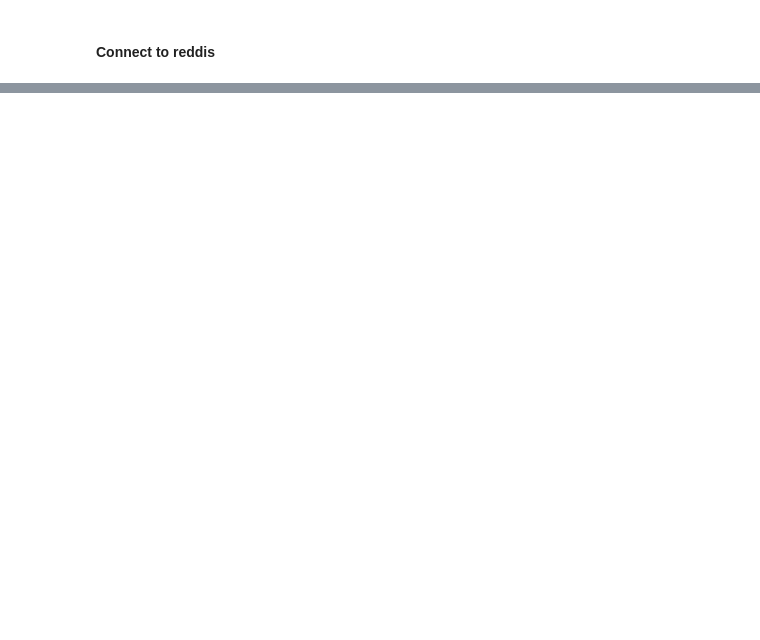
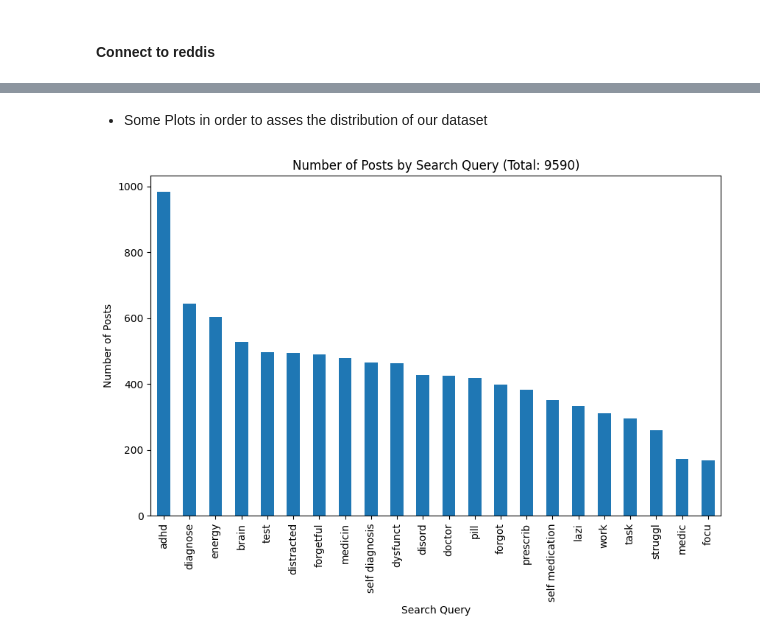
Before and after one commit to NourJadiri/fake_disorder_cringe, a Jupyter notebook: src/reddit_api.ipynb, the cells around one changed output, grey strips where cells are left out. Saved outputs shown, nothing was run; the diff lists cells and outputs as text; code cells hidden in the pictures; blank space fills up the shorter version.

```diff
--- a/src/reddit_api.ipynb
+++ b/src/reddit_api.ipynb
@@ -226,7 +55,7 @@ try:
                         "mongodb://"+mongo+":27017/",
                         username='admin',
                         password='admin') #Mongo URI format
-    db=myclient['reddit_posts']
+    db=myclient['reddit']
     print("Connected to MongoDB successfully!")
 except Exception as e:
     print("An error occurred while connecting to MongoDB:", e)
@@ -291,0 +140,8 @@ inserted 1gxbnq2
+# %%
+#import
+posts_registered=[]
+query=db.reddit_posts.find({},{'_id':0})
+for el in query:
+    posts_registered.append(el)
+posts_registered_df=pd.DataFrame(posts_registered)
+posts_registered_df.head()
@@ -291,0 +155,17 @@ inserted 1gxbnq2
+# %% [markdown]
+- Some Plots in order to asses the distribution of our dataset
+# %%
+import matplotlib.pyplot as plt
+
+# Aggregate by a certain column, for example 'searchQuery'
+aggregated_data = posts_registered_df['searchQuery'].value_counts()
+
+# Plot the aggregated data
+plt.figure(figsize=(10, 6))
+aggregated_data.plot(kind='bar')
+plt.title('Number of Posts by Search Query (Total: {})'.format(len(posts_registered_df)))
+plt.xlabel('Search Query')
+plt.ylabel('Number of Posts')
+plt.show()
+# %% [output]
+[figure, added]
```
Also changed, not shown: parts of 23 cells of this notebook, 2 other files.
